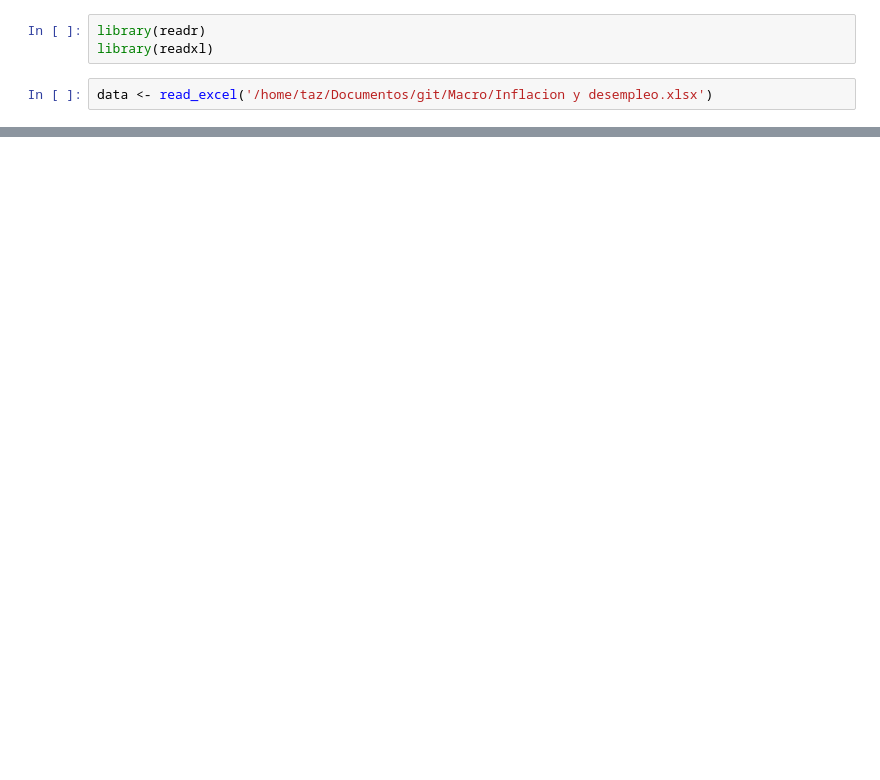
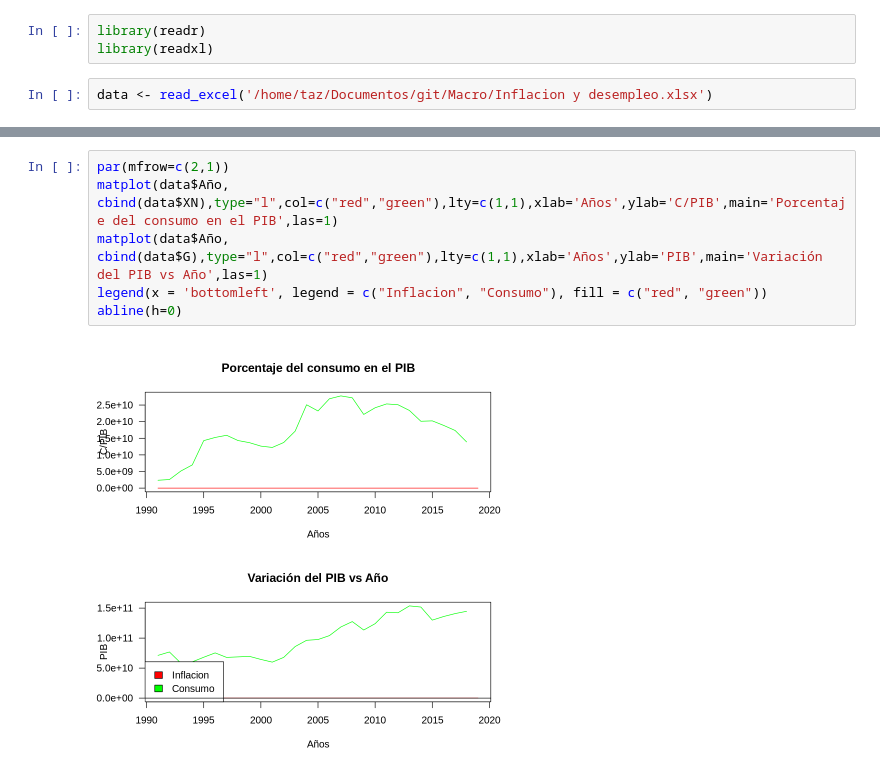
Before and after one commit to Taz-Ricardo/Macro, a Jupyter notebook: Actividad formativa 2.ipynb, the cells around one changed output, grey strips where cells are left out. Cells and saved outputs as stored; diff of their text form; blank space fills up the shorter version.

```diff
--- a/Actividad formativa 2.ipynb
+++ b/Actividad formativa 2.ipynb
@@ -39,0 +97,8 @@ legend(x = 'bottomright', legend = c("Chile", "Suecia"), fill = c("red", "green"
+# %%
+par(mfrow=c(2,1))
+matplot(data$Año, cbind(data$XN),type="l",col=c("red","green"),lty=c(1,1),xlab='Años',ylab='C/PIB',main='Porcentaje del consumo en el PIB',las=1)
+matplot(data$Año, cbind(data$G),type="l",col=c("red","green"),lty=c(1,1),xlab='Años',ylab='PIB',main='Variación del PIB vs Año',las=1)
+legend(x = 'bottomleft', legend = c("Inflacion", "Consumo"), fill = c("red", "green"))
+abline(h=0)
+# %% [output]
+[figure, added]
```
Also changed, not shown: parts of 7 cells of this notebook, 5 other files.
